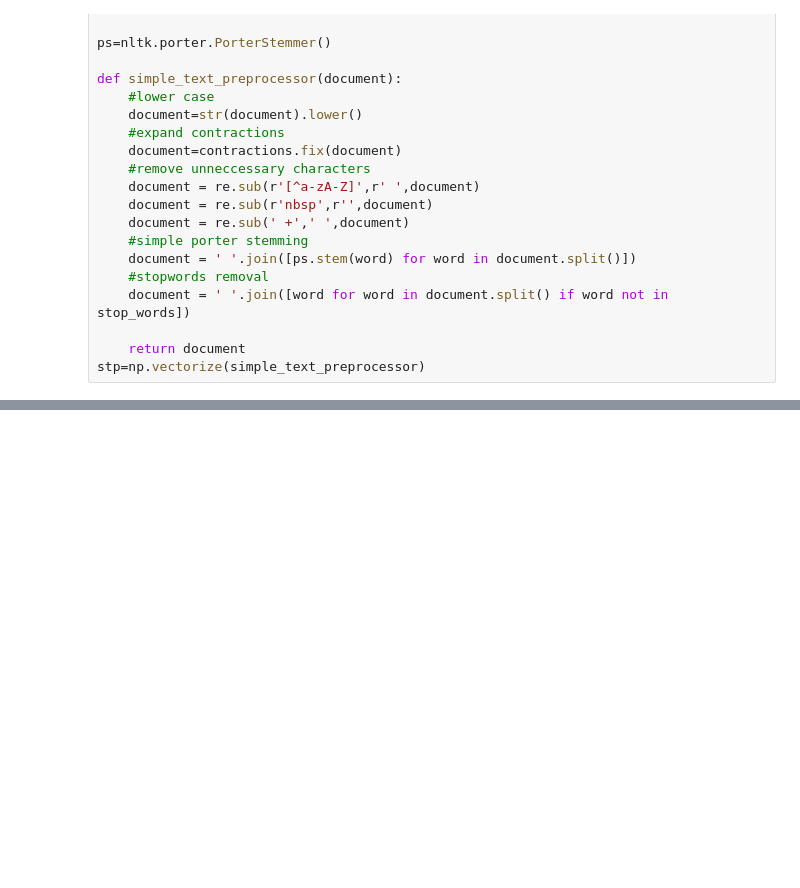
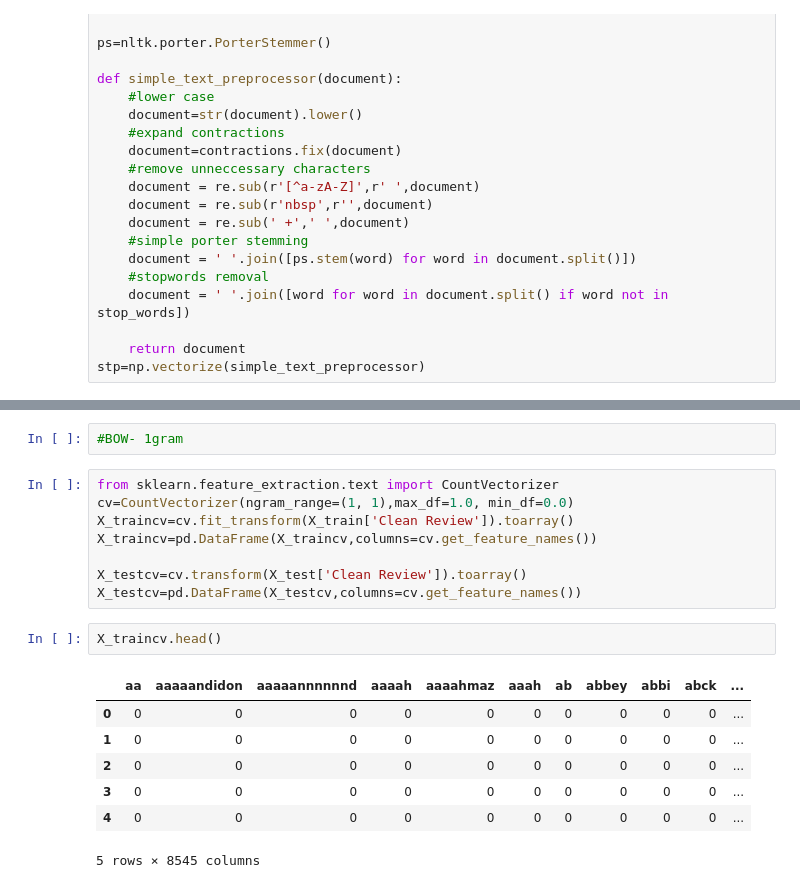
Before and after one commit to Aazeeb/SG, a Jupyter notebook: 15 Jun NLP Project.ipynb, the cells around one changed output, grey strips where cells are left out. Cells and saved outputs as stored; diff of their text form; blank space fills up the shorter version.

```diff
--- a/15 Jun NLP Project.ipynb
+++ b/15 Jun NLP Project.ipynb
@@ -300,0 +310,20 @@ X_train.head()
+# %%
+#BOW- 1gram
+# %%
+from sklearn.feature_extraction.text import CountVectorizer
+cv=CountVectorizer(ngram_range=(1, 1),max_df=1.0, min_df=0.0)
+X_traincv=cv.fit_transform(X_train['Clean Review']).toarray()
+X_traincv=pd.DataFrame(X_traincv,columns=cv.get_feature_names())
+
+X_testcv=cv.transform(X_test['Clean Review']).toarray()
+X_testcv=pd.DataFrame(X_testcv,columns=cv.get_feature_names())
+# %%
+X_traincv.head()
+# %% [output]
+|  | aa | aaaaandidon | aaaaannnnnnd | aaaah | aaaahmaz | aaah | ab | abbey | abbi | abck | ... |
+| 0 | 0 | 0 | 0 | 0 | 0 | 0 | 0 | 0 | 0 | 0 | ... |
+| 1 | 0 | 0 | 0 | 0 | 0 | 0 | 0 | 0 | 0 | 0 | ... |
+| 2 | 0 | 0 | 0 | 0 | 0 | 0 | 0 | 0 | 0 | 0 | ... |
+| 3 | 0 | 0 | 0 | 0 | 0 | 0 | 0 | 0 | 0 | 0 | ... |
+| 4 | 0 | 0 | 0 | 0 | 0 | 0 | 0 | 0 | 0 | 0 | ... |
+5 rows × 8545 columns
```
Also changed, not shown: parts of 6 cells of this notebook.
